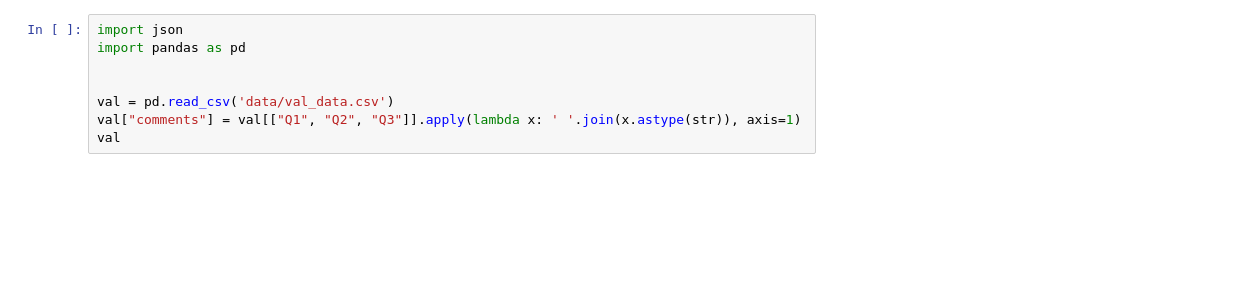
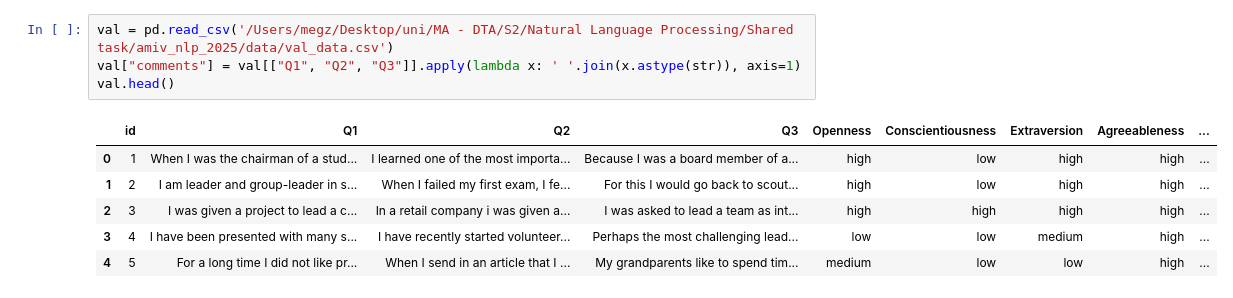
Before and after one commit to Arash-Alborz/amiv_nlp_2025, a Jupyter notebook: data_analysis/statistics.ipynb, the cells around one changed output. Cells and saved outputs as stored; diff of their text form; blank space fills up the shorter version.

```diff
--- a/data_analysis/statistics.ipynb
+++ b/data_analysis/statistics.ipynb
@@ -90,11 +135,14 @@ plt.show()
 # %%
-import json
-import pandas as pd
-
-
-val = pd.read_csv('data/val_data.csv')
+val = pd.read_csv('/Users/megz/Desktop/uni/MA - DTA/S2/Natural Language Processing/Shared task/amiv_nlp_2025/data/val_data.csv')
 val["comments"] = val[["Q1", "Q2", "Q3"]].apply(lambda x: ' '.join(x.astype(str)), axis=1)
-val
+val.head()
+# %% [output]
+|  | id | Q1 | Q2 | Q3 | Openness | Conscientiousness | Extraversion | Agreeableness | ... |
+| 0 | 1 | When I was the chairman of a stud... | I learned one of the most importa... | Because I was a board member of a... | high | low | high | high | ... |
+| 1 | 2 | I am leader and group-leader in s... | When I failed my first exam, I fe... | For this I would go back to scout... | high | low | high | high | ... |
+| 2 | 3 | I was given a project to lead a c... | In a retail company i was given a... | I was asked to lead a team as int... | high | high | high | high | ... |
+| 3 | 4 | I have been presented with many s... | I have recently started volunteer... | Perhaps the most challenging lead... | low | low | medium | high | ... |
+| 4 | 5 | For a long time I did not like pr... | When I send in an article that I ... | My grandparents like to spend tim... | medium | low | low | high | ... |
 # %%
 df = val
 trait_cols = ["Openness", "Conscientiousness", "Extraversion", "Agreeableness", "Emotional stability"]
```
Also changed, not shown: parts of 8 cells of this notebook.
